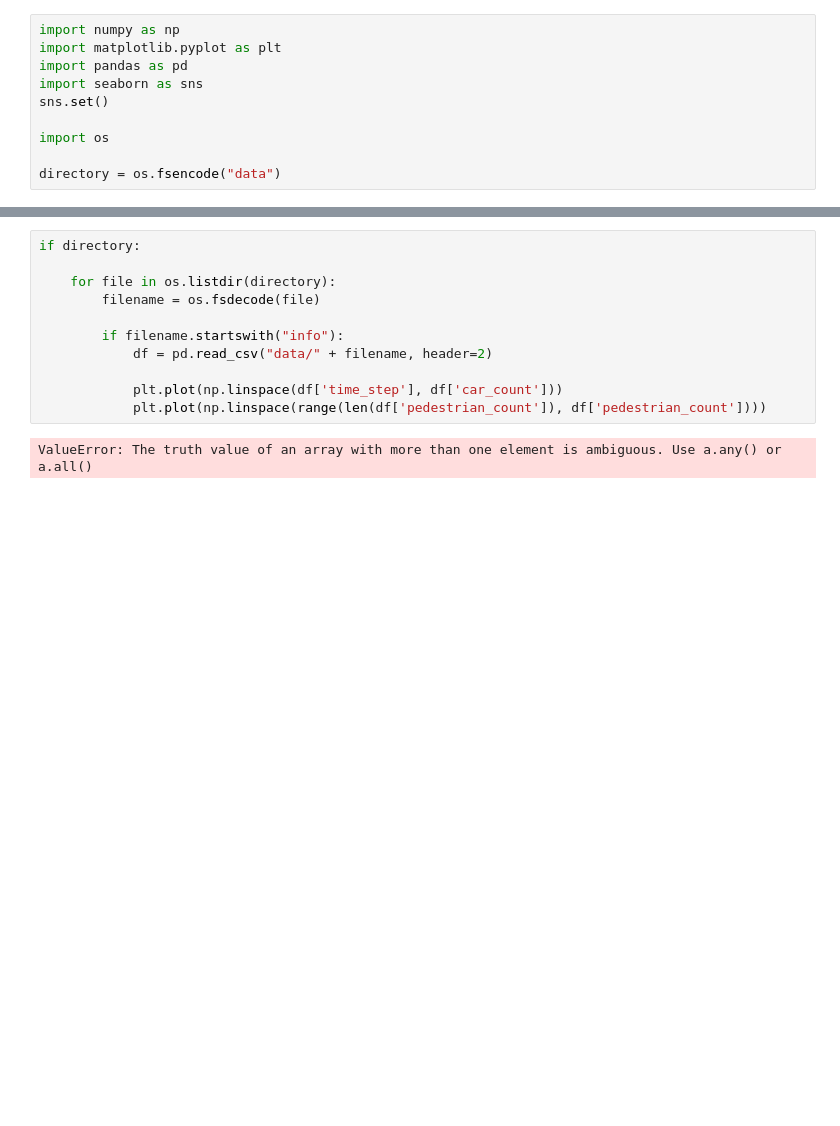
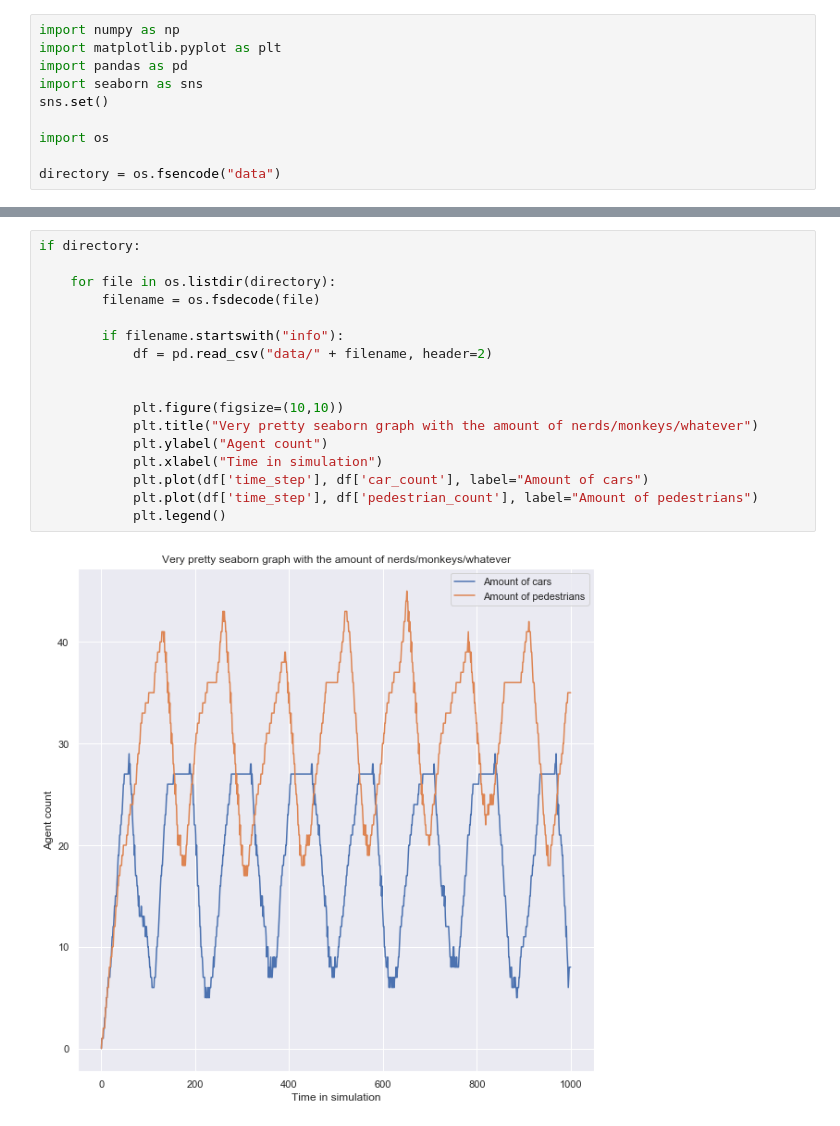
Before and after one commit to 11027649/ABM_project, a Jupyter notebook: figures.ipynb, the cells around one changed output, grey strips where cells are left out. Saved outputs shown, nothing was run; the diff lists cells and outputs as text; blank space fills up the shorter version.

```diff
--- a/figures.ipynb
+++ b/figures.ipynb
@@ -24,13 +24,19 @@ if directory:
 # %%
 if directory:
 
     for file in os.listdir(directory):
         filename = os.fsdecode(file)
 
         if filename.startswith("info"):
             df = pd.read_csv("data/" + filename, header=2)
 
-            plt.plot(np.linspace(df['time_step'], df['car_count']))
-            plt.plot(np.linspace(range(len(df['pedestrian_count']), df['pedestrian_count'])))
+
+            plt.figure(figsize=(10,10))
+            plt.title("Very pretty seaborn graph with the amount of nerds/monkeys/whatever")
+            plt.ylabel("Agent count")
+            plt.xlabel("Time in simulation")
+            plt.plot(df['time_step'], df['car_count'], label="Amount of cars")
+            plt.plot(df['time_step'], df['pedestrian_count'], label="Amount of pedestrians")
+            plt.legend()
 # %% [output]
-ValueError: The truth value of an array with more than one element is ambiguous. Use a.any() or a.all()
+[figure, added]
```
Also changed, not shown: parts of 2 cells of this notebook.
